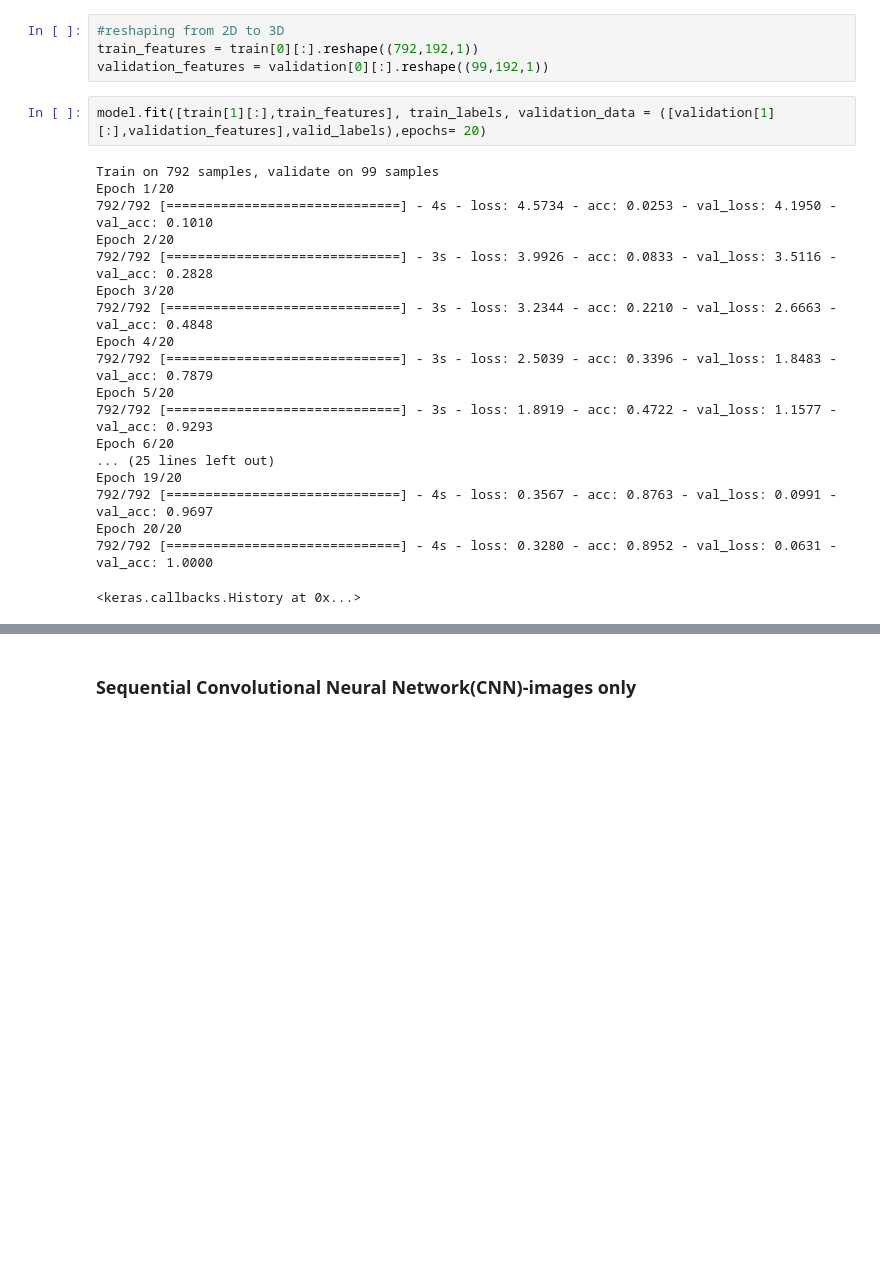
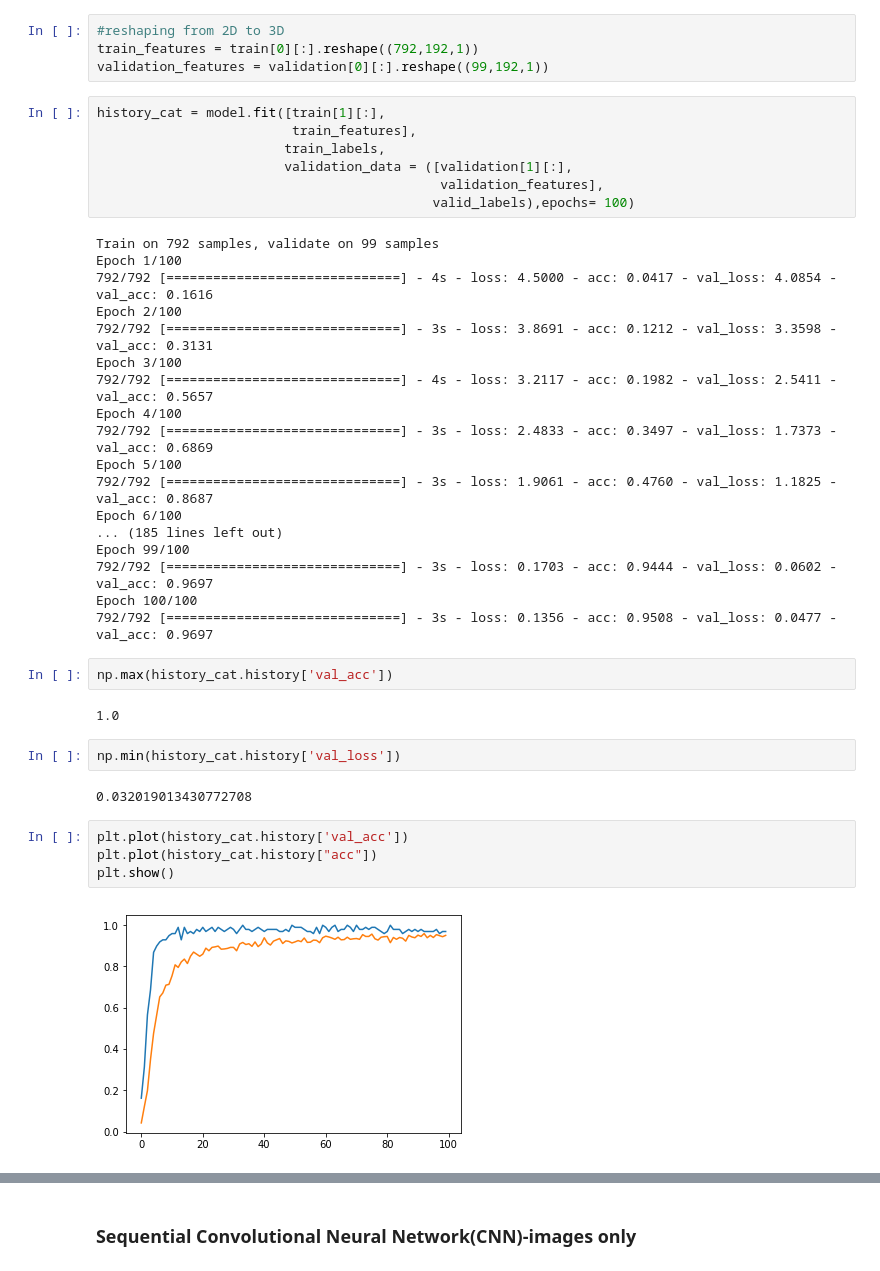
Before and after one commit to annakavosh/Leaf-Classification, a Jupyter notebook: 1 convolution ST.ipynb, the cells around one changed output, grey strips where cells are left out. Saved outputs shown, nothing was run; the diff lists cells and outputs as text; blank space fills up the shorter version.

```diff
--- a/1 convolution ST.ipynb
+++ b/1 convolution ST.ipynb
@@ -330,23 +330,41 @@ model.compile(optimizer='adam',loss='categorical_crossentropy',
 train_features = train[0][:].reshape((792,192,1))
 validation_features = validation[0][:].reshape((99,192,1))
 # %%
-model.fit([train[1][:],train_features], train_labels, validation_data = ([validation[1][:],validation_features],valid_labels),epochs= 20)
+history_cat = model.fit([train[1][:],
+                         train_features],
+                        train_labels,
+                        validation_data = ([validation[1][:],
+                                            validation_features],
+                                           valid_labels),epochs= 100)
 # %% [output]
 Train on 792 samples, validate on 99 samples
-Epoch 1/20
-792/792 [==============================] - 4s - loss: 4.5734 - acc: 0.0253 - val_loss: 4.1950 - val_acc: 0.1010
-Epoch 2/20
-792/792 [==============================] - 3s - loss: 3.9926 - acc: 0.0833 - val_loss: 3.5116 - val_acc: 0.2828
-Epoch 3/20
-792/792 [==============================] - 3s - loss: 3.2344 - acc: 0.2210 - val_loss: 2.6663 - val_acc: 0.4848
-Epoch 4/20
-792/792 [==============================] - 3s - loss: 2.5039 - acc: 0.3396 - val_loss: 1.8483 - val_acc: 0.7879
-Epoch 5/20
-792/792 [==============================] - 3s - loss: 1.8919 - acc: 0.4722 - val_loss: 1.1577 - val_acc: 0.9293
-Epoch 6/20
-... (25 lines left out)
-Epoch 19/20
-792/792 [==============================] - 4s - loss: 0.3567 - acc: 0.8763 - val_loss: 0.0991 - val_acc: 0.9697
-Epoch 20/20
-792/792 [==============================] - 4s - loss: 0.3280 - acc: 0.8952 - val_loss: 0.0631 - val_acc: 1.0000
+Epoch 1/100
+792/792 [==============================] - 4s - loss: 4.5000 - acc: 0.0417 - val_loss: 4.0854 - val_acc: 0.1616
+Epoch 2/100
+792/792 [==============================] - 3s - loss: 3.8691 - acc: 0.1212 - val_loss: 3.3598 - val_acc: 0.3131
+Epoch 3/100
+792/792 [==============================] - 4s - loss: 3.2117 - acc: 0.1982 - val_loss: 2.5411 - val_acc: 0.5657
+Epoch 4/100
+792/792 [==============================] - 3s - loss: 2.4833 - acc: 0.3497 - val_loss: 1.7373 - val_acc: 0.6869
+Epoch 5/100
+792/792 [==============================] - 3s - loss: 1.9061 - acc: 0.4760 - val_loss: 1.1825 - val_acc: 0.8687
+Epoch 6/100
+... (185 lines left out)
+Epoch 99/100
+792/792 [==============================] - 3s - loss: 0.1703 - acc: 0.9444 - val_loss: 0.0602 - val_acc: 0.9697
+Epoch 100/100
+792/792 [==============================] - 3s - loss: 0.1356 - acc: 0.9508 - val_loss: 0.0477 - val_acc: 0.9697
-<keras.callbacks.History at 0x...>
+# %%
+np.max(history_cat.history['val_acc'])
+# %% [output]
+1.0
+# %%
+np.min(history_cat.history['val_loss'])
+# %% [output]
+0.032019013430772708
+# %%
+plt.plot(history_cat.history['val_acc'])
+plt.plot(history_cat.history["acc"])
+plt.show()
+# %% [output]
+[figure, added]
```
Also changed, not shown: parts of 4 cells of this notebook, 1 other file.
